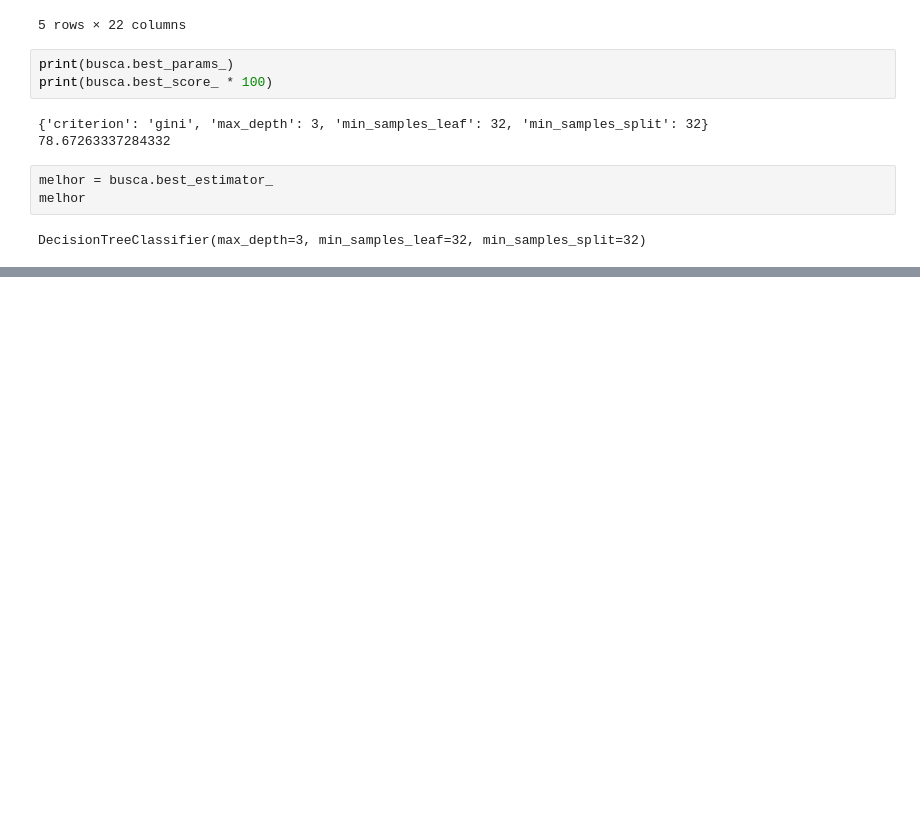
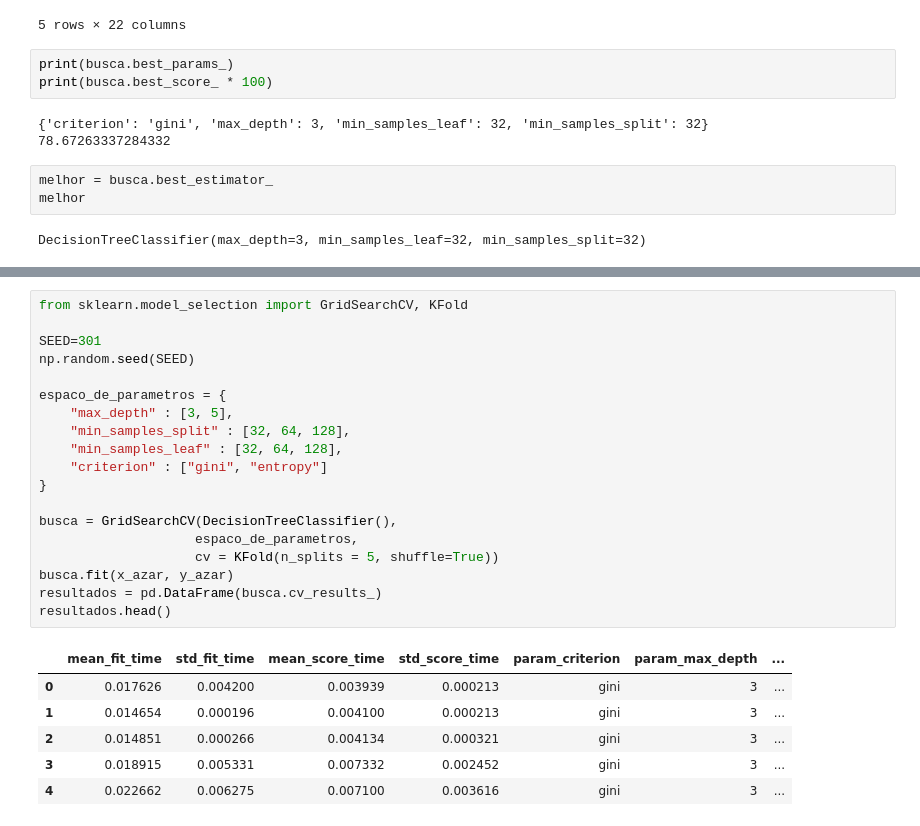
Before and after one commit to mateusopaiva/machine-learning-otimizacao, a Jupyter notebook: Machine_Learning_otimização_de_modelos_através_de_hiperparâmetros.ipynb, the cells around one changed output, grey strips where cells are left out. Saved outputs shown, nothing was run; the diff lists cells and outputs as text; blank space fills up the shorter version.

Commit message:
Nested cross validation e validando o modelo escolhido

```diff
--- a/Machine_Learning_otimização_de_modelos_através_de_hiperparâmetros.ipynb
+++ b/Machine_Learning_otimização_de_modelos_através_de_hiperparâmetros.ipynb
@@ -559,0 +573,26 @@ Accuracy para os dados foi 78.75%
+# %%
+from sklearn.model_selection import GridSearchCV, KFold
+
+SEED=301
+np.random.seed(SEED)
+
+espaco_de_parametros = {
+    "max_depth" : [3, 5],
+    "min_samples_split" : [32, 64, 128],
+    "min_samples_leaf" : [32, 64, 128],
+    "criterion" : ["gini", "entropy"]
+}
+
+busca = GridSearchCV(DecisionTreeClassifier(),
+                    espaco_de_parametros,
+                    cv = KFold(n_splits = 5, shuffle=True))
+busca.fit(x_azar, y_azar)
+resultados = pd.DataFrame(busca.cv_results_)
+resultados.head()
+# %% [output]
+|  | mean_fit_time | std_fit_time | mean_score_time | std_score_time | param_criterion | param_max_depth | ... |
+| 0 | 0.017626 | 0.004200 | 0.003939 | 0.000213 | gini | 3 | ... |
+| 1 | 0.014654 | 0.000196 | 0.004100 | 0.000213 | gini | 3 | ... |
+| 2 | 0.014851 | 0.000266 | 0.004134 | 0.000321 | gini | 3 | ... |
+| 3 | 0.018915 | 0.005331 | 0.007332 | 0.002452 | gini | 3 | ... |
+| 4 | 0.022662 | 0.006275 | 0.007100 | 0.003616 | gini | 3 | ... |
```
Also changed, not shown: parts of 8 cells of this notebook.
